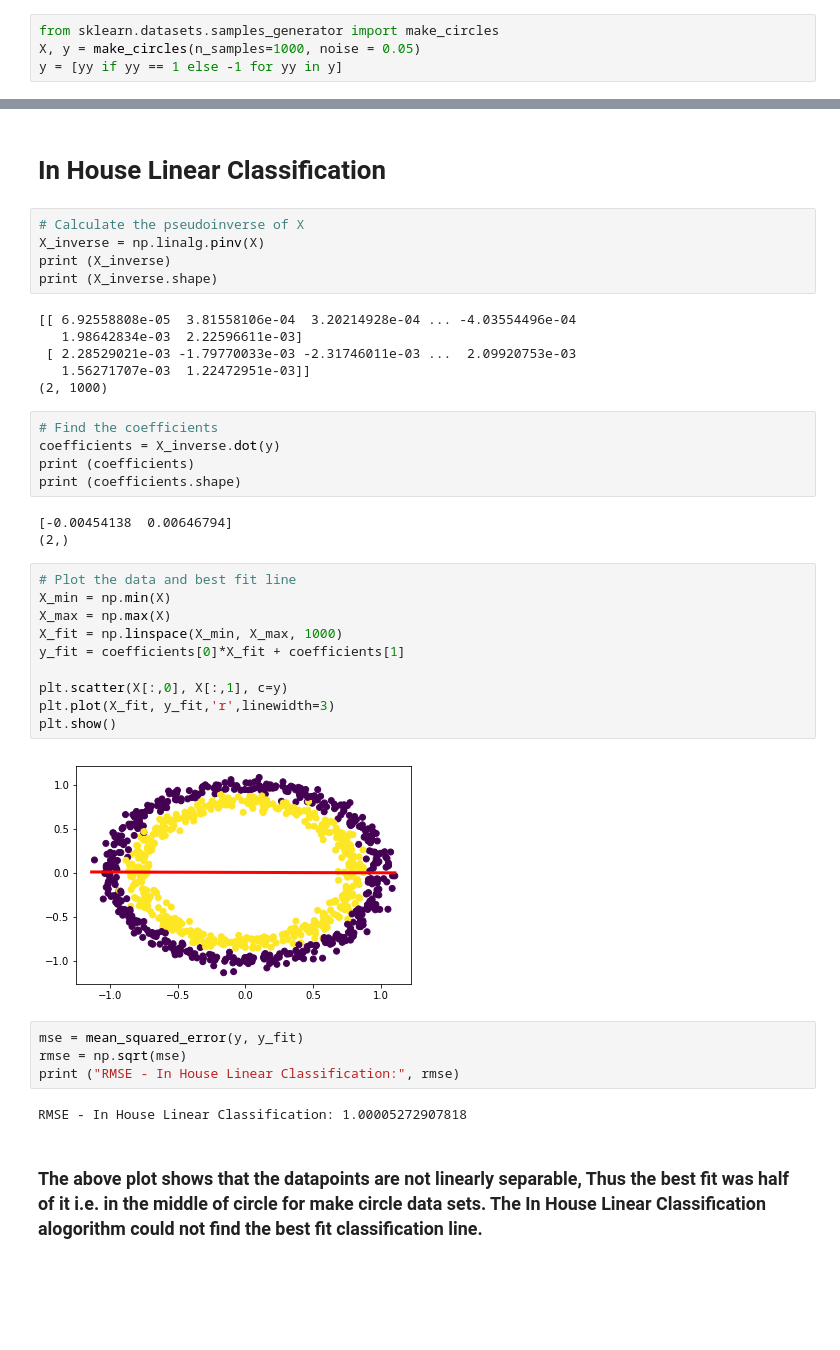
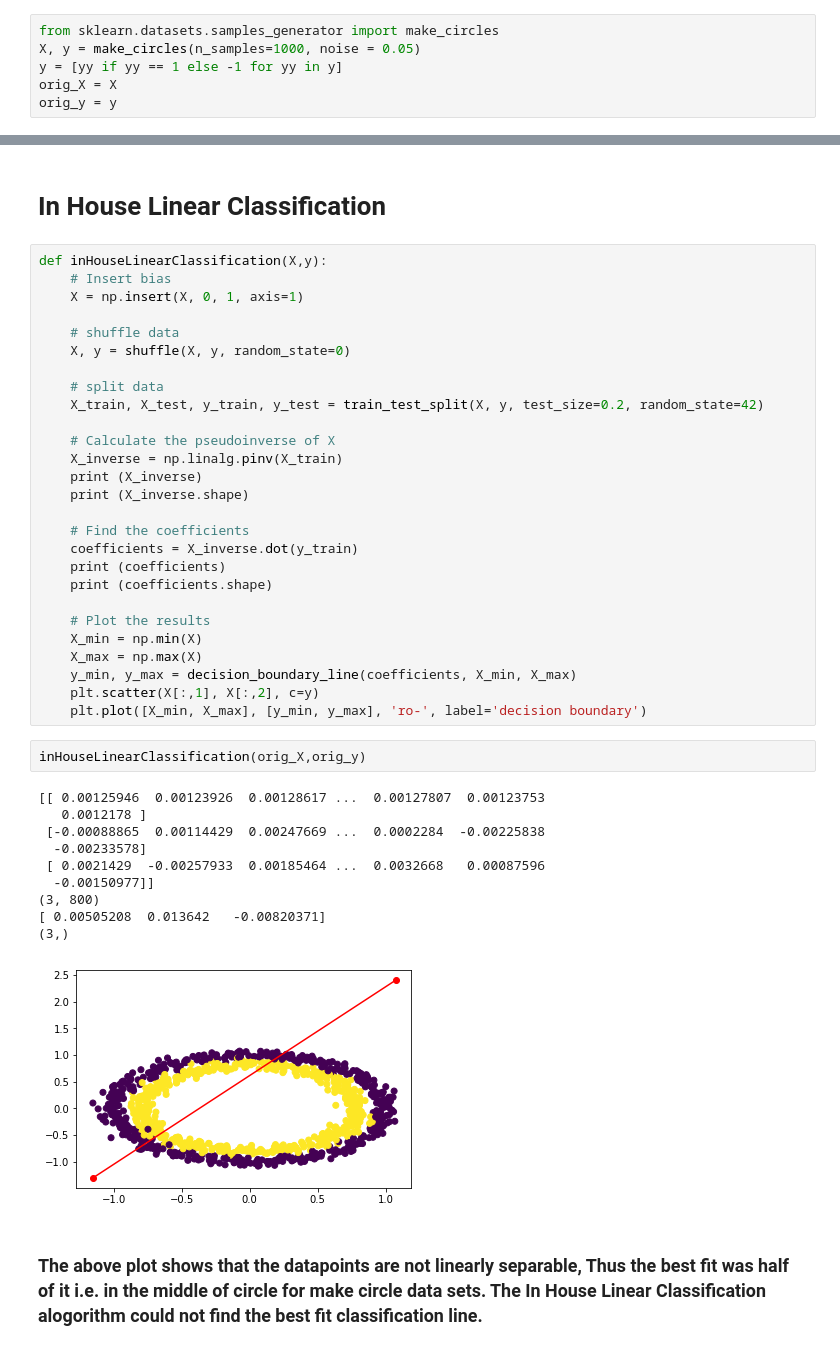
Before and after one commit to vipulpopat/MSCAI_Sem1_Etivity3, a Jupyter notebook: Etivity3_LinearClassification.ipynb, the cells around one changed output, grey strips where cells are left out. Saved outputs shown, nothing was run; the diff lists cells and outputs as text; blank space fills up the shorter version.

```diff
--- a/Etivity3_LinearClassification.ipynb
+++ b/Etivity3_LinearClassification.ipynb
@@ -13,6 +15,8 @@ from sklearn.metrics import mean_squared_error
 from sklearn.datasets.samples_generator import make_circles
 X, y = make_circles(n_samples=1000, noise = 0.05)
 y = [yy if yy == 1 else -1 for yy in y]
+orig_X = X
+orig_y = y
 # %%
 print (X.shape)
 # %% [output]
@@ -29,41 +43,44 @@ plt.scatter(X[:,0], X[:,1], c=y)
 # %% [markdown]
 # In House Linear Classification
-# %%
-# Calculate the pseudoinverse of X
-X_inverse = np.linalg.pinv(X)
-print (X_inverse)
-print (X_inverse.shape)
-# %% [output]
-[[ 6.92558808e-05  3.81558106e-04  3.20214928e-04 ... -4.03554496e-04
-   1.98642834e-03  2.22596611e-03]
- [ 2.28529021e-03 -1.79770033e-03 -2.31746011e-03 ...  2.09920753e-03
-   1.56271707e-03  1.22472951e-03]]
-(2, 1000)
-# %%
-# Find the coefficients
-coefficients = X_inverse.dot(y)
-print (coefficients)
-print (coefficients.shape)
-# %% [output]
-[-0.00454138  0.00646794]
-(2,)
-# %%
-# Plot the data and best fit line
-X_min = np.min(X)
-X_max = np.max(X)
-X_fit = np.linspace(X_min, X_max, 1000)
-y_fit = coefficients[0]*X_fit + coefficients[1]
-
-plt.scatter(X[:,0], X[:,1], c=y)
-plt.plot(X_fit, y_fit,'r',linewidth=3)
-plt.show()
-# %% [output]
-[figure, removed]
-# %%
-mse = mean_squared_error(y, y_fit)
-rmse = np.sqrt(mse)
-print ("RMSE - In House Linear Classification:", rmse)
-# %% [output]
-RMSE - In House Linear Classification: 1.00005272907818
+# %%
+def inHouseLinearClassification(X,y):
+    # Insert bias
+    X = np.insert(X, 0, 1, axis=1)
+
+    # shuffle data
+    X, y = shuffle(X, y, random_state=0)
+
+    # split data
+    X_train, X_test, y_train, y_test = train_test_split(X, y, test_size=0.2, random_state=42)
+
+    # Calculate the pseudoinverse of X
+    X_inverse = np.linalg.pinv(X_train)
+    print (X_inverse)
+    print (X_inverse.shape)
+
+    # Find the coefficients
+    coefficients = X_inverse.dot(y_train)
+    print (coefficients)
+    print (coefficients.shape)
+
+    # Plot the results
+    X_min = np.min(X)
+    X_max = np.max(X)
+    y_min, y_max = decision_boundary_line(coefficients, X_min, X_max)
+    plt.scatter(X[:,1], X[:,2], c=y)
+    plt.plot([X_min, X_max], [y_min, y_max], 'ro-', label='decision boundary')
+# %%
+inHouseLinearClassification(orig_X,orig_y)
+# %% [output]
+[[ 0.00125946  0.00123926  0.00128617 ...  0.00127807  0.00123753
+   0.0012178 ]
+ [-0.00088865  0.00114429  0.00247669 ...  0.0002284  -0.00225838
+  -0.00233578]
+ [ 0.0021429  -0.00257933  0.00185464 ...  0.0032668   0.00087596
+  -0.00150977]]
+(3, 800)
+[ 0.00505208  0.013642   -0.00820371]
+(3,)
+[figure, added]
 # %% [markdown]
 ### The above plot shows that the datapoints are not linearly separable, Thus the best fit was half of it i.e. in the middle of circle for make circle data sets. The In House Linear Classification alogorithm could not find the best fit classification line.
```
Also changed, not shown: parts of 31 cells of this notebook, 2 other files.
